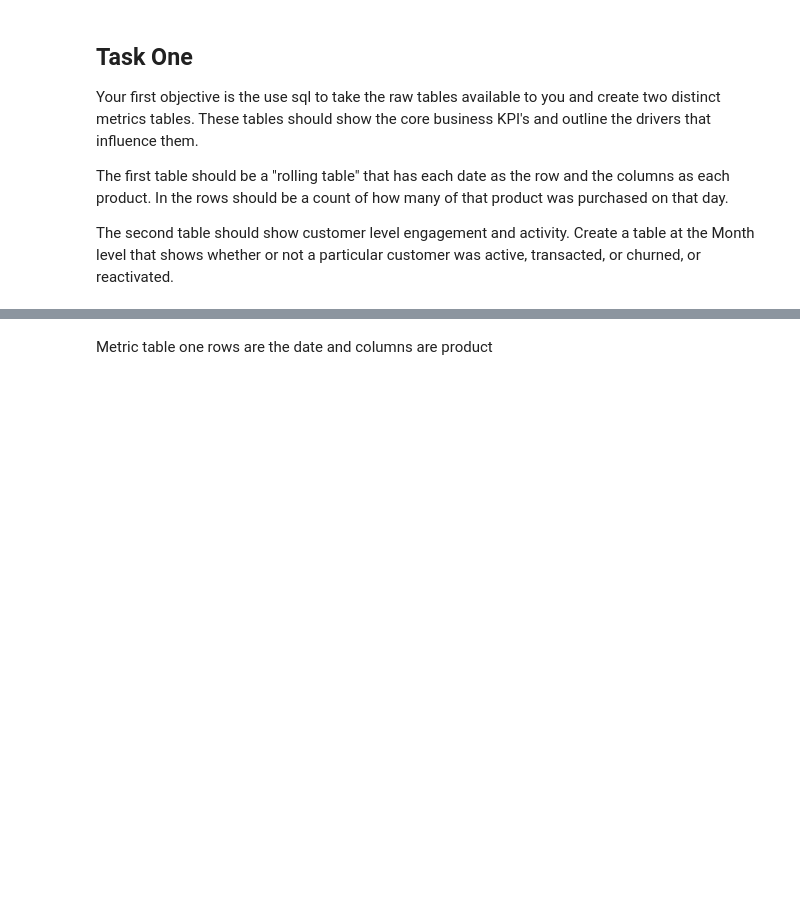
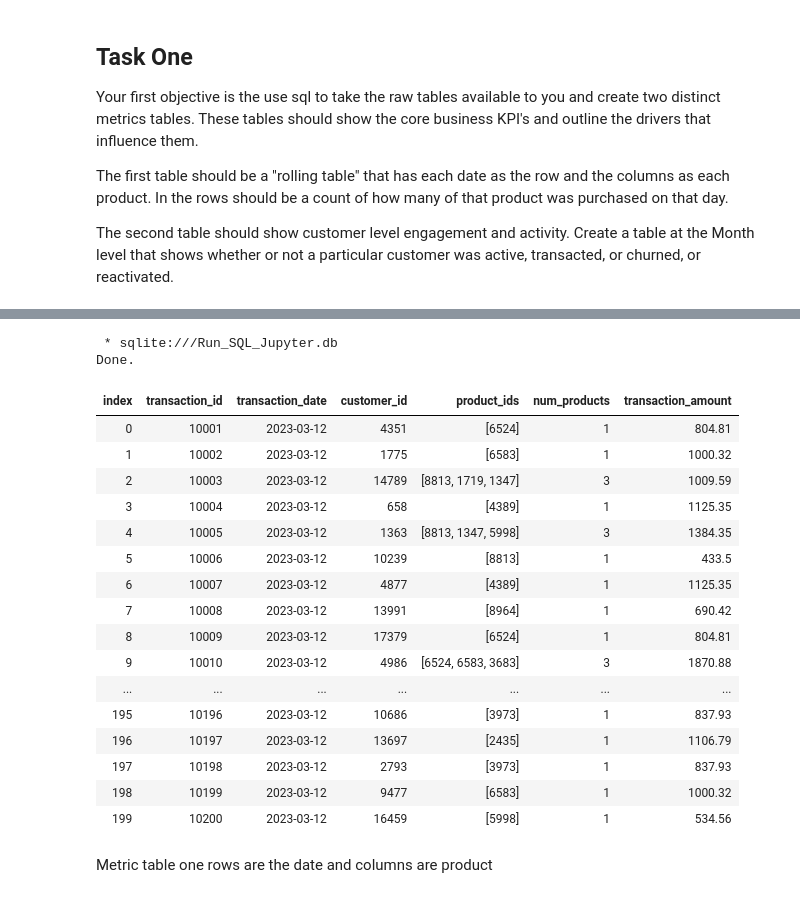
Before and after one commit to SSSpock/skillspire, a Jupyter notebook: skillspire_project1.ipynb, the cells around one changed output, grey strips where cells are left out. Drawn from its saved outputs; the diff is of its cells as text; code cells hidden in the pictures; blank space fills up the shorter version.

```diff
--- a/skillspire_project1.ipynb
+++ b/skillspire_project1.ipynb
@@ -336,3 +361,26 @@ SELECT
+# %%
+%%sql
+select * from transactions_sql limit 200
+# %% [output]
+ * sqlite:///Run_SQL_Jupyter.db
+Done.
+| index | transaction_id | transaction_date | customer_id | product_ids | num_products | transaction_amount |
+| 0 | 10001 | 2023-03-12 | 4351 | [6524] | 1 | 804.81 |
+| 1 | 10002 | 2023-03-12 | 1775 | [6583] | 1 | 1000.32 |
+| 2 | 10003 | 2023-03-12 | 14789 | [8813, 1719, 1347] | 3 | 1009.59 |
+| 3 | 10004 | 2023-03-12 | 658 | [4389] | 1 | 1125.35 |
+| 4 | 10005 | 2023-03-12 | 1363 | [8813, 1347, 5998] | 3 | 1384.35 |
+| 5 | 10006 | 2023-03-12 | 10239 | [8813] | 1 | 433.5 |
+| 6 | 10007 | 2023-03-12 | 4877 | [4389] | 1 | 1125.35 |
+| 7 | 10008 | 2023-03-12 | 13991 | [8964] | 1 | 690.42 |
+| 8 | 10009 | 2023-03-12 | 17379 | [6524] | 1 | 804.81 |
+| 9 | 10010 | 2023-03-12 | 4986 | [6524, 6583, 3683] | 3 | 1870.88 |
+| ... | ... | ... | ... | ... | ... | ... |
+| 195 | 10196 | 2023-03-12 | 10686 | [3973] | 1 | 837.93 |
+| 196 | 10197 | 2023-03-12 | 13697 | [2435] | 1 | 1106.79 |
+| 197 | 10198 | 2023-03-12 | 2793 | [3973] | 1 | 837.93 |
+| 198 | 10199 | 2023-03-12 | 9477 | [6583] | 1 | 1000.32 |
+| 199 | 10200 | 2023-03-12 | 16459 | [5998] | 1 | 534.56 |
 # %% [markdown]
 Metric table one
 rows are the date and columns are product
```
Also changed, not shown: parts of 5 cells of this notebook.
